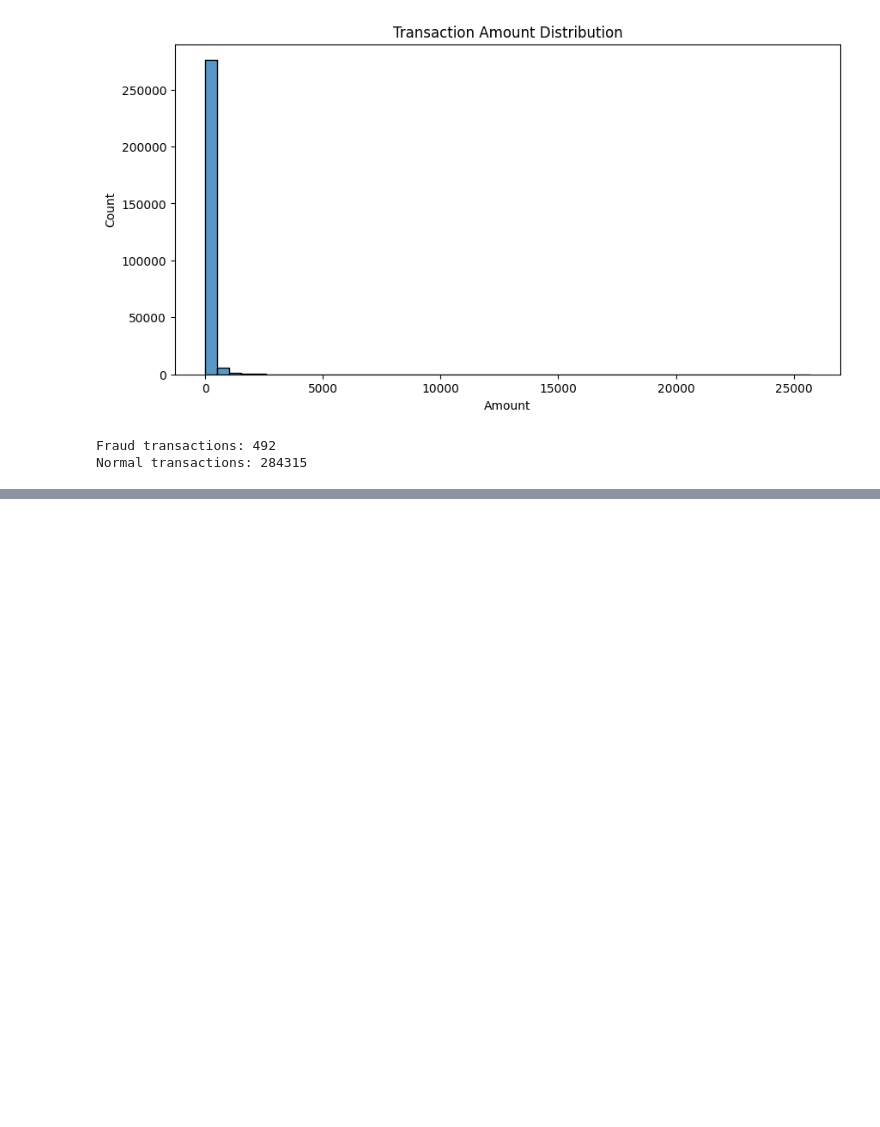
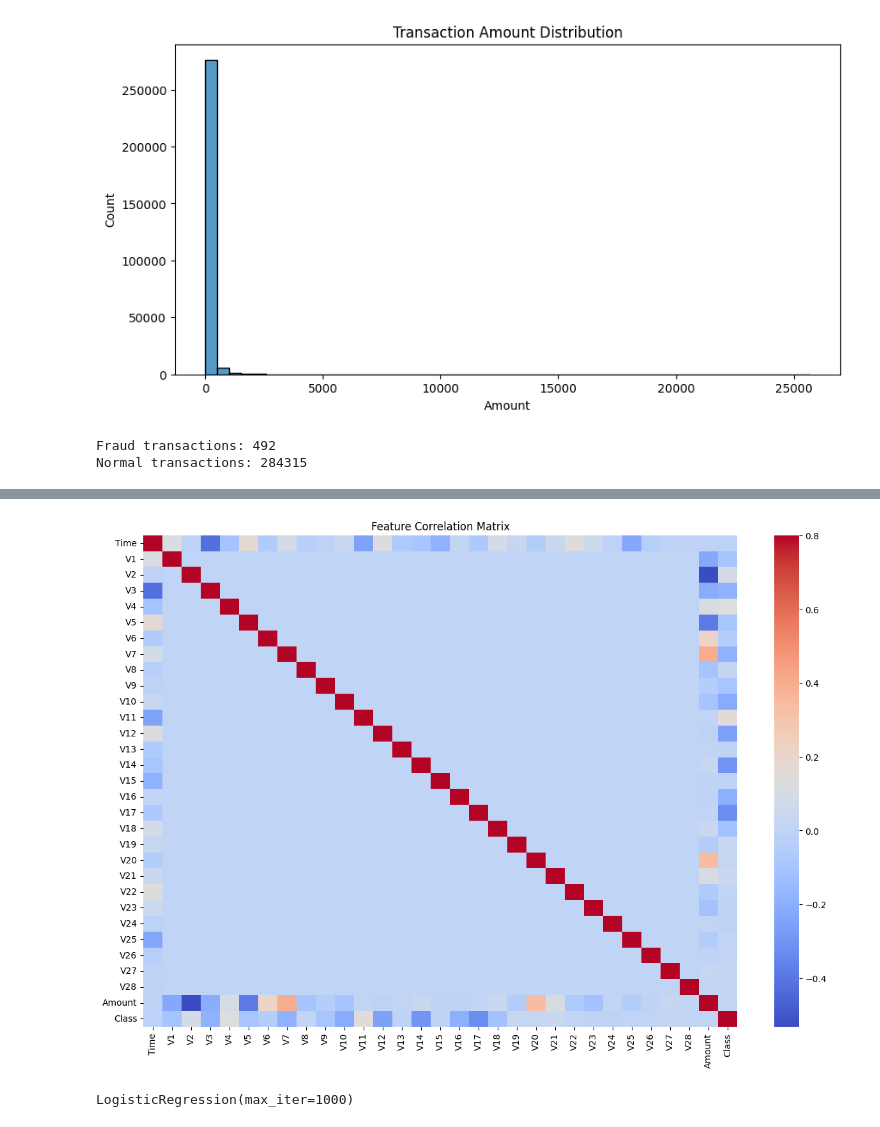
Before and after one commit to saiprasad-19/fraud-detection-ml, a Jupyter notebook: notebooks/fraud_detection.ipynb, the cells around one changed output, grey strips where cells are left out. Drawn from its saved outputs; the diff is of its cells as text; code cells hidden in the pictures; blank space fills up the shorter version.

```diff
--- a/notebooks/fraud_detection.ipynb
+++ b/notebooks/fraud_detection.ipynb
@@ -96,0 +107,9 @@ Normal transactions: 284315
+# %%
+plt.figure(figsize=(15,10))
+sns.heatmap(df.corr(), cmap="coolwarm", vmax=0.8)
+
+plt.title("Feature Correlation Matrix")
+
+plt.show()
+# %% [output]
+[figure, added]
@@ -96,0 +138,8 @@ Normal transactions: 284315
+# %%
+from sklearn.linear_model import LogisticRegression
+
+model = LogisticRegression(max_iter=1000)
+
+model.fit(X_train, y_train)
+# %% [output]
+LogisticRegression(max_iter=1000)
```
Also changed, not shown: parts of 10 cells of this notebook.
